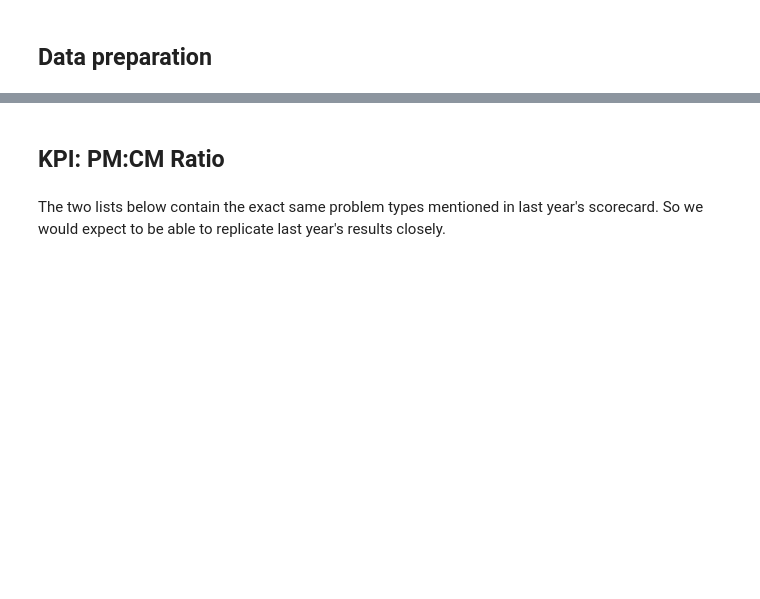
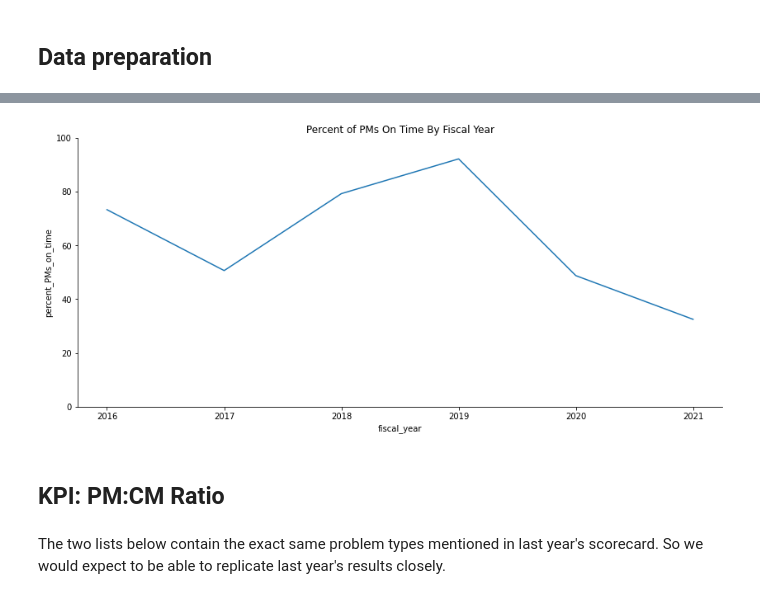
Before and after one commit to department-of-general-services/KPI_central, a Jupyter notebook: FMD_scorecard.ipynb, the cells around one changed output, grey strips where cells are left out. Cells and saved outputs as stored; diff of their text form; code cells hidden in the pictures; blank space fills up the shorter version.

Commit message:
Adds plots to Jupyter notebook

```diff
--- a/FMD_scorecard.ipynb
+++ b/FMD_scorecard.ipynb
@@ -73,0 +95,7 @@ print(f"The tidied work orders dataframe has {wr_tidy.shape[0]:,} rows.")
+# %%
+# drop rows that were canceled
+cond_valid = wr_tidy["status"] != "Can"
+
+wr_valid = wr_tidy[cond_valid]
+
+print(f"By dropping canceled work ordered, we have removed {len(wr_tidy) - len(wr_valid):,} rows.")
@@ -78,10 +108,10 @@ This takes the date from a date column and the time from a time column and combi
 This transformation allows us to know the time to completion with greater precision.
 # %%
 # glue the date and time for request
-wr_dt = glue_date_time(wr_tidy, "date_requested", "time_requested", "requested_dt")
+wr_dt = glue_date_time(wr_valid, "date_requested", "time_requested", "requested_dt")
 
 # glue the date and time for completion
 wr_dt = glue_date_time(wr_dt, "date_completed", "time_completed", "completed_dt")
 
-# convert "date closed_order" to date time (this column has no time information)
+# convert "date closed" to a valid datetime (this column has no time information)
 wr_dt["date_closed"] = wr_dt["date_closed"].astype("datetime64")
@@ -172,3 +259,11 @@ pm_compliance
+# %%
+plt.figure(figsize=(14,6))
+
+ax = sns.lineplot(data=pm_compliance, y="percent_PMs_on_time", x="fiscal_year")
+ax.set(title="Percent of PMs On Time By Fiscal Year", ylim = (0, 100))
+sns.despine()
+# %% [output]
+[figure, added]
 # %% [markdown]
 ## KPI: PM:CM Ratio
 # %% [markdown]
```
Also changed, not shown: parts of 40 cells of this notebook.
